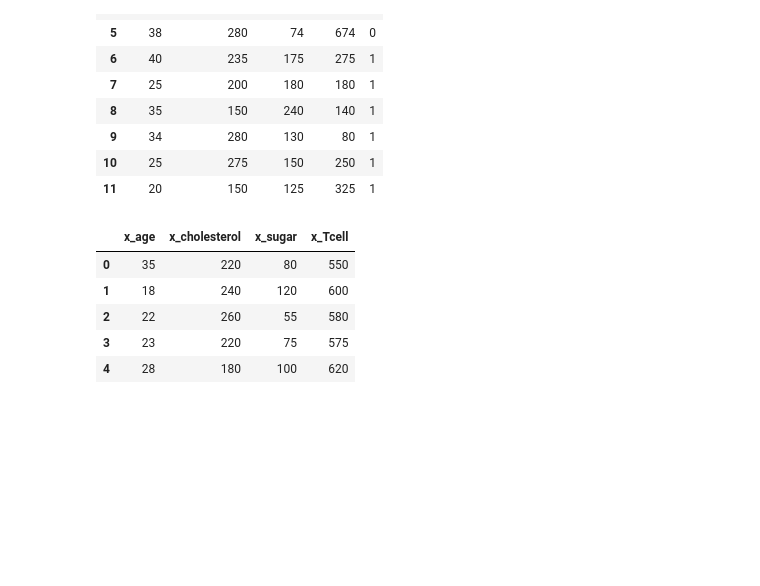
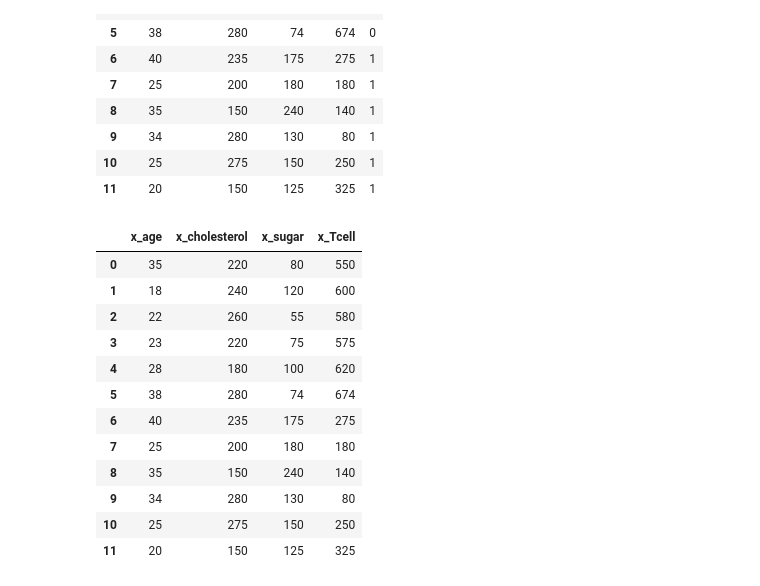
Before and after one commit to caieleven/python_code, a Jupyter notebook: MachineLearning/problem2.ipynb, the cells around one changed output. Drawn from its saved outputs; the diff is of its cells as text; code cells hidden in the pictures; blank space fills up the shorter version.

```diff
--- a/MachineLearning/problem2.ipynb
+++ b/MachineLearning/problem2.ipynb
@@ -34,12 +35,19 @@ data
 | 11 | 20 | 150 | 125 | 325 | 1 |
 # %%
 x = data[['x_age', 'x_cholesterol', 'x_sugar', 'x_Tcell']]
-x.head()
+x
 # %% [output]
 |  | x_age | x_cholesterol | x_sugar | x_Tcell |
 | 0 | 35 | 220 | 80 | 550 |
 | 1 | 18 | 240 | 120 | 600 |
 | 2 | 22 | 260 | 55 | 580 |
 | 3 | 23 | 220 | 75 | 575 |
 | 4 | 28 | 180 | 100 | 620 |
+| 5 | 38 | 280 | 74 | 674 |
+| 6 | 40 | 235 | 175 | 275 |
+| 7 | 25 | 200 | 180 | 180 |
+| 8 | 35 | 150 | 240 | 140 |
+| 9 | 34 | 280 | 130 | 80 |
+| 10 | 25 | 275 | 150 | 250 |
+| 11 | 20 | 150 | 125 | 325 |
 # %%
```
Also changed, not shown: parts of 6 cells of this notebook, 4 other files.
